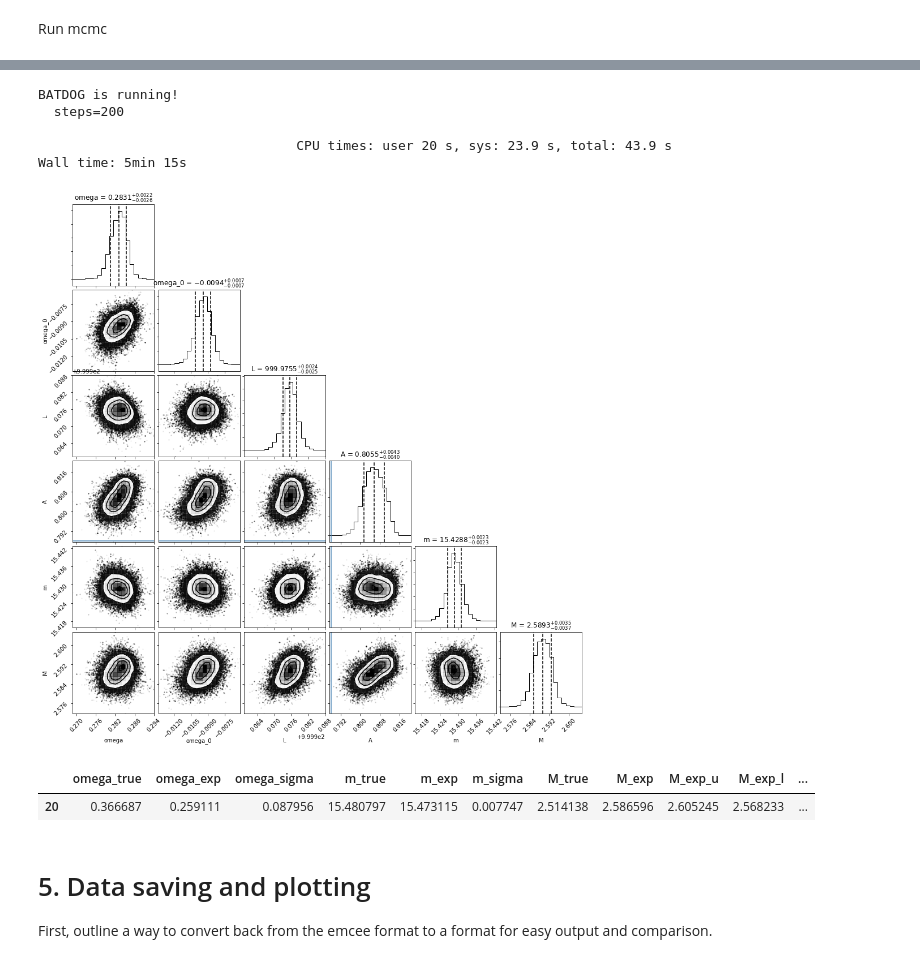
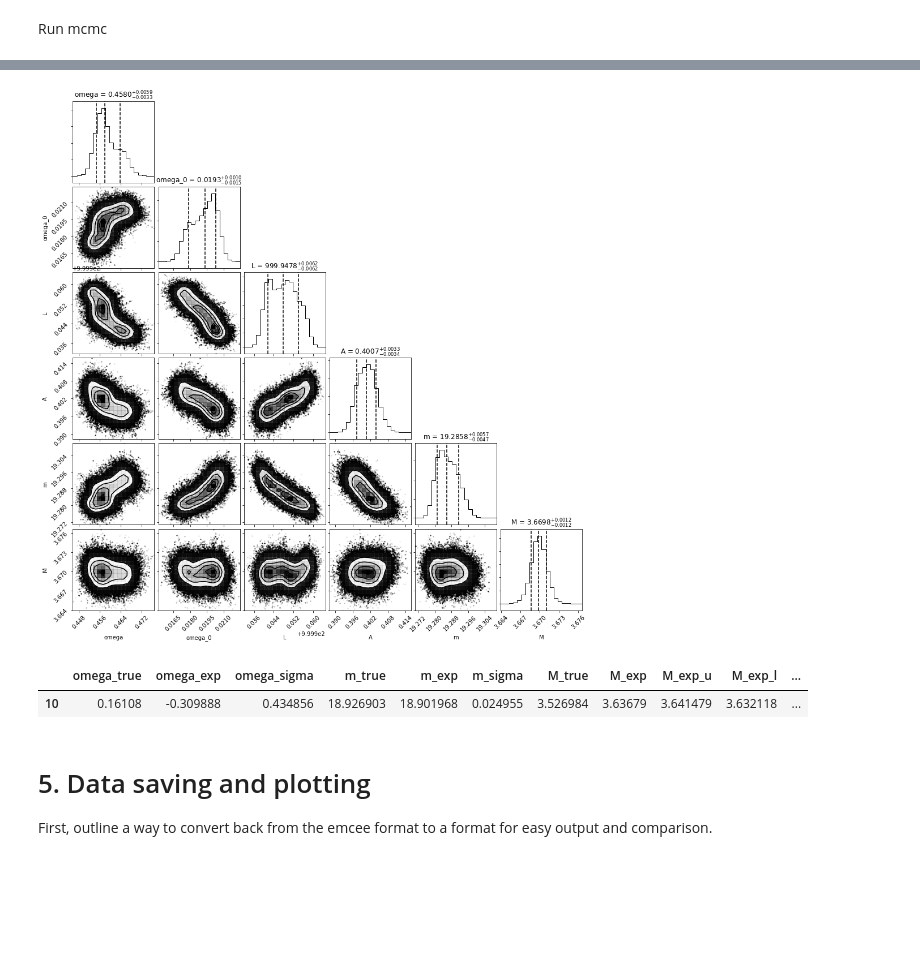
Before and after one commit to vickyscowcroft/bayesian_pl_fitting, a Jupyter notebook: batdog.ipynb, the cells around one changed output, grey strips where cells are left out. Saved outputs shown, nothing was run; the diff lists cells and outputs as text; code cells hidden in the pictures; blank space fills up the shorter version.

```diff
--- a/batdog.ipynb
+++ b/batdog.ipynb
@@ -541,10 +541,6 @@ ranges = {'omega':list(range(0,N)),
           'm':list(range(N+2 + 1*N*N_bands, N+2 + 2*N*N_bands)),
           'M':list(range(N+2 + 2*N*N_bands, N+2 + 3*N*N_bands))}
 
-# Some parameters for the MCMC simulation
-dimensions = N + 2 + 3*N*N_bands
-walkers = 3 * dimensions
-
 # Make starting guesses on all of the parameters.
 typical_omega = 1/(scale*2)*1e3 + omega_0
 starting_guess = np.where(data['omega_exp']>0.01, data['omega_exp'], typical_omega)
@@ -554,6 +550,43 @@ starting_guess = np.append(starting_guess, data['A_exp'])
 starting_guess = np.append(starting_guess, data['m_exp'])
 starting_guess = np.append(starting_guess, data['M_exp'])
 
+""" TO-DO:
+# Define a set of valid guess ranges to use in computing starting
+# guesses that aren't going to cause infs.
+# These shouldn't be too large so that convergence doesn't
+# take too long!
+guess_ranges = {'omega': [0.8, 1.2],
+                'omega_0': [0.8, 1.2]
+                'L': []}
+"""
+
+# Check for infinities in likelihood_app_mag. Currently, these seem to have
+# been caused by gross extinction underestimates.
+counter = 0
+while True:
+    app_mag_infs = np.asarray(np.where(np.isfinite(
+        likelihood_app_mag(starting_guess, ranges, data, debug=False))==False)).flatten()
+
+    # Leave the loop if there aren't any infinities
+    if app_mag_infs.size == 0:
+        print("There are no more infs! Exiting loop now.")
+        break
+
+    # Update the user on the issues we have
+    counter += 1
+    print("Oopsie, we hit a snag with extinction. This is attempt {} to fix it.".format(counter))
+    print("    there are {} infs.".format(app_mag_infs.size))
+
+    # Work out where extinctions & apparent mags are in starting_guess and increment them
+    extinction_indices = app_mag_infs + ranges['A'][0]
+    app_mag_indices = app_mag_infs + ranges['m'][0]
+    starting_guess[extinction_indices] += 0.1
+    starting_guess[app_mag_indices] += 0.1
+
+# Some parameters for the MCMC simulation
+dimensions = starting_guess.size
+walkers = 50 * dimensions
+
 # Extend the starting guess to our number of walkers' dimensions
 rng = np.random.RandomState(42)
 starting_guesses = starting_guess + 0.0001 * rng.randn(walkers, dimensions)  # SHOULD MULTIPLY BY THE DESIRED RANGE OF PARAMS
@@ -628,25 +668,20 @@ plot_chains(sampler, star=37)
 # %%
-%time run_emcee_for_me(sampler, reset=True, steps=200)
+sampler1 = sampler
+%time run_emcee_for_me(sampler, reset=True, steps=100)
-# %% [output]
-BATDOG is running!
-  steps=200
-
-                                 CPU times: user 20 s, sys: 23.9 s, total: 43.9 s
-Wall time: 5min 15s
 # %%
-star_to_try = 20
+star_to_try = 10
 
 # Make a corner plot
 plot_corner(sampler, star=star_to_try)
 # %% [output]
-[figure, old version]
+[figure, new version]
 # %%
 # Get data on star star_to_try
 data.iloc[[star_to_try]][['omega_true', 'omega_exp', 'omega_sigma', 'm_true', 'm_exp', 'm_sigma',
                           'M_true', 'M_exp', 'M_exp_u', 'M_exp_l', 'A_true', 'A_exp', 'A_sigma']]
 # %% [output]
 |  | omega_true | omega_exp | omega_sigma | m_true | m_exp | m_sigma | M_true | M_exp | M_exp_u | M_exp_l | ... |
-| 20 | 0.366687 | 0.259111 | 0.087956 | 15.480797 | 15.473115 | 0.007747 | 2.514138 | 2.586596 | 2.605245 | 2.568233 | ... |
+| 10 | 0.16108 | -0.309888 | 0.434856 | 18.926903 | 18.901968 | 0.024955 | 3.526984 | 3.63679 | 3.641479 | 3.632118 | ... |
 # %% [markdown]
 # 5. Data saving and plotting
 First, outline a way to convert back from the emcee format to a format for easy output and comparison.
```
Also changed, not shown: parts of 5 cells of this notebook, 2 other files.
